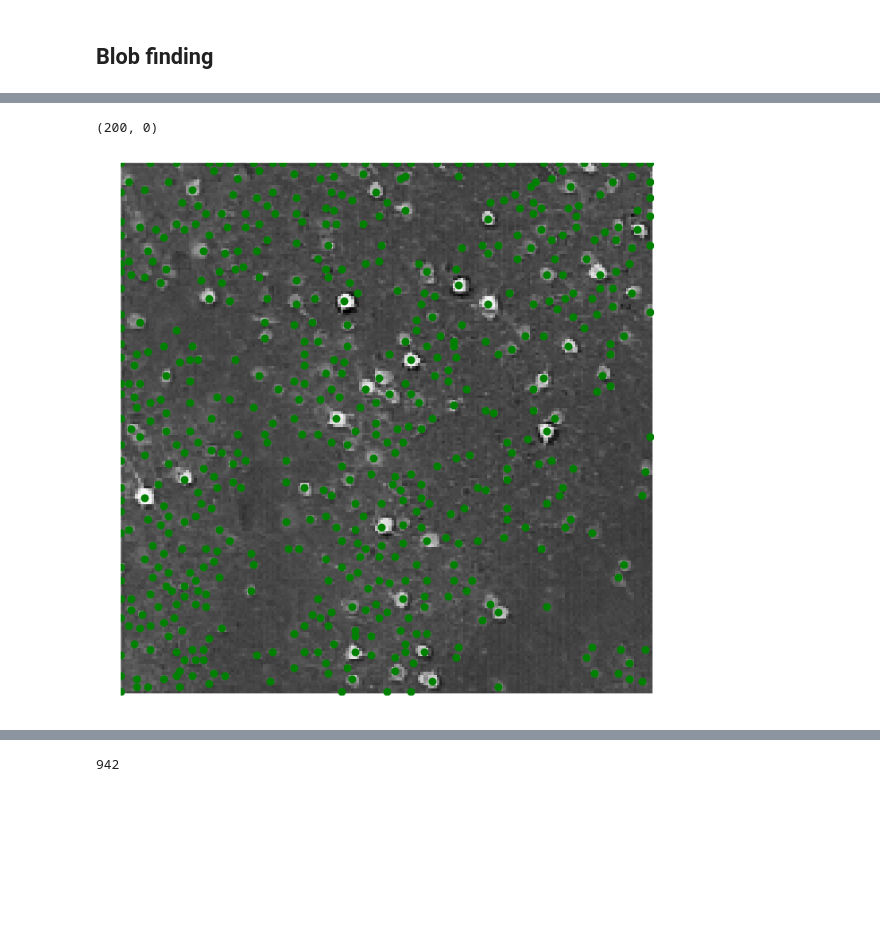
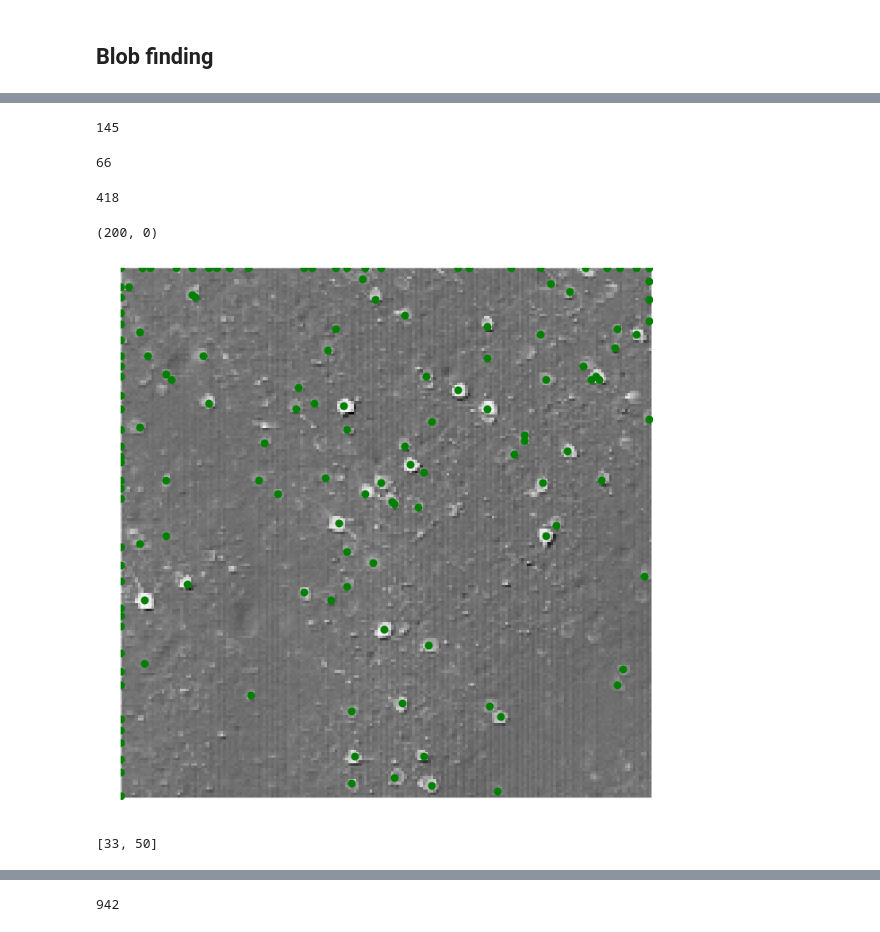
Before and after one commit to sofroniewn/2P-RAM-pipeline, a Jupyter notebook: notebooks/sources-extract.ipynb, the cells around one changed output, grey strips where cells are left out. Drawn from its saved outputs; the diff is of its cells as text; code cells hidden in the pictures; blank space fills up the shorter version.

```diff
--- a/notebooks/sources-extract.ipynb
+++ b/notebooks/sources-extract.ipynb
@@ -49,0 +134,2 @@ if not exists(savepath):
+# %%
+localcorr16 = detrended.localcorr(16).astype('float32')
@@ -82,9 +173,9 @@ def volume(im, center, window):
         volume = volume/volume.max()
         return volume
 # %%
-imgT = thunder.images.fromarray(img)
+imgT = thunder.images.fromarray(localcorr2)
 # %%
-smoothed = imgT.gaussian_filter(1)
+smoothed = imgT.uniform_filter(4)
 # %%
 image(smoothed, size=12)
 # %% [output]
@@ -103,14 +196,31 @@ print threshold_rel
+# %%
+centers = blob_log(localcorr2, min_sigma=.2, max_sigma=4, num_sigma=20, threshold=.05)
+len(centers)
+# %% [output]
+145
+# %%
+centers = blob_dog(localcorr16, min_sigma=.3, max_sigma=3, sigma_ratio=1.05, threshold=.01)
+len(centers)
+# %% [output]
+66
 # %%
 def findBeads(img):
     centers = peak_local_max(img, min_distance=1, threshold_rel=threshold_rel, threshold_abs=threshold_abs, exclude_border=False)
     return centers
 # %%
 centers = findBeads(smoothed.toarray())
+len(centers)
+# %% [output]
+418
 # %%
-image(img, size=12)
+image(localcorr2, size=12)
 plt.plot(centers[:,1], centers[:,0], 'g.', ms=20);
-plt.xlim([0, img.shape[1]])
-plt.ylim([img.shape[0], 0])
+plt.xlim([0, localcorr2.shape[1]])
+plt.ylim([localcorr2.shape[0], 0])
 # %% [output]
 (200, 0)
-[figure, old version]
+[figure, new version]
+# %%
+[centers[20,1], centers[20,0]]
+# %% [output]
+[33, 50]
```
Also changed, not shown: parts of 37 cells of this notebook, 4 other files.
